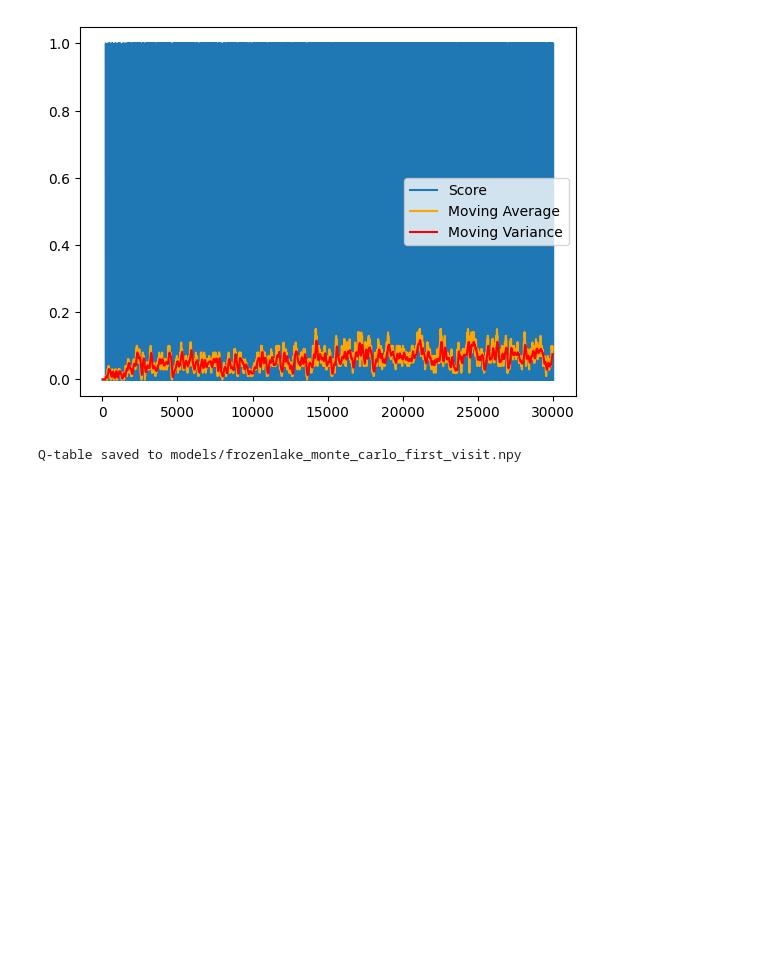
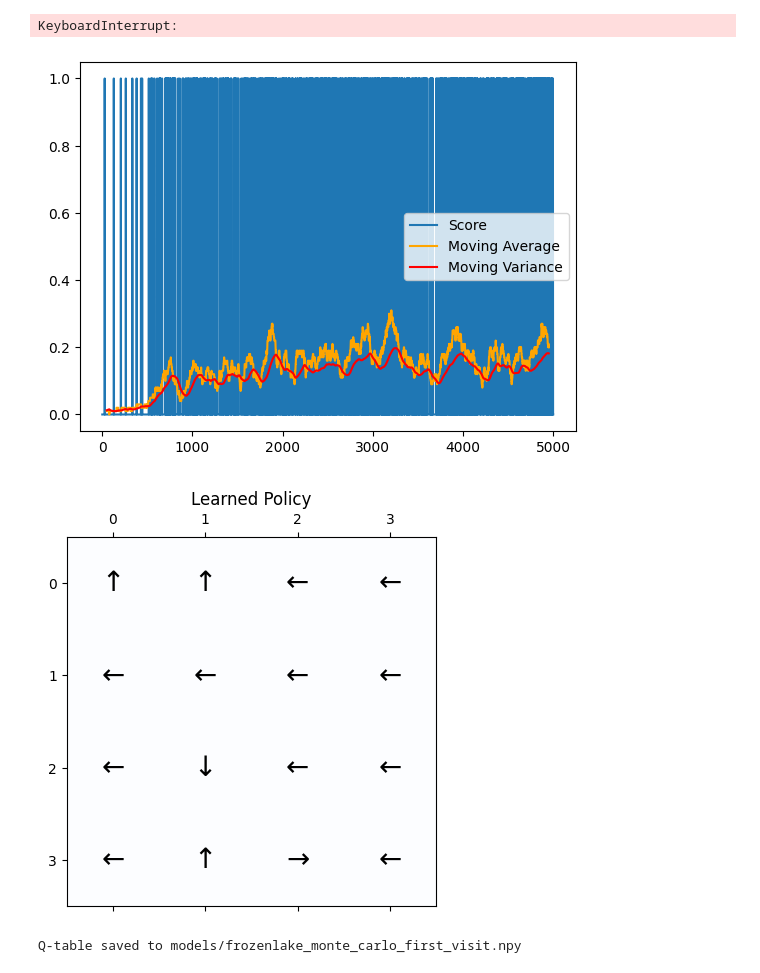
Before and after one commit to caterinabruchi9/SEAI_Project, a Jupyter notebook: Buoni/Tabular/MCTabular.ipynb, the cells around one changed output. Cells and saved outputs as stored; diff of their text form; code cells hidden in the pictures; blank space fills up the shorter version.

```diff
--- a/Buoni/Tabular/MCTabular.ipynb
+++ b/Buoni/Tabular/MCTabular.ipynb
@@ -114,6 +114,27 @@ class tabular_agent(ABC):
         plt.savefig(self.env_name + filename)
         plt.show()
 
+    def plot_policy(self):
+        policy_arrows = ['←', '↓', '→', '↑']  # left, down, right, up
+        grid_size = int(np.sqrt(self.state_size))
+
+        policy_grid = np.full((grid_size, grid_size), ' ', dtype='<U1')
+
+        for state in range(self.state_size):
+            action = np.argmax(self.table[state])
+            row, col = divmod(state, grid_size)
+            policy_grid[row, col] = policy_arrows[action]
+
+        fig, ax = plt.subplots()
+        ax.matshow(np.zeros((grid_size, grid_size)), cmap='Blues', alpha=0.3)  # Empty grid for overlay
+
+        for i in range(grid_size):
+            for j in range(grid_size):
+                ax.text(j, i, policy_grid[i, j], va='center', ha='center', fontsize=20)
+
+        plt.title("Learned Policy")
+        plt.savefig(self.env_name + "_policy.png")
+        plt.show()
 
     def save_model(self, path):
         os.makedirs(os.path.dirname(path), exist_ok=True)
@@ -146,8 +167,8 @@ if __name__ == '__main__':
     env = 'FrozenLake-v1'  # Environment set for FrozenLake
     epsilon_start = 1.0
     epsilon_decay = 0.995  # Slower decay for more episodes
-    epsilon_min = 0.01
-    episodes = 30000  # Adjust as needed
+    epsilon_min = 0.4
+    episodes = 100000  # Adjust as needed
     gamma = 0.99
 
     # Initialize the Monte Carlo agent with either 'first' or 'every' visit type
@@ -156,23 +177,36 @@ if __name__ == '__main__':
 
     agent.learn()
     agent.plot_learning(100, filename=f"_MonteCarlo_{visit_type}_visit")
+    agent.plot_policy()  # Plot the final policy as a grid
 
     # Save the trained model
     agent.save_model(f"models/frozenlake_monte_carlo_{visit_type}_visit.npy")
 
     agent.simulate()
-
-
-    visit_type = 'every'  # Change to 'every' for Every-Visit Monte Carlo
-    agent = tabular_agent(env, epsilon_start, epsilon_decay, epsilon_min, episodes, gamma, visit_type)
-
-    agent.learn()
-    agent.plot_learning(100, filename=f"_MonteCarlo_{visit_type}_visit")
-
-    # Save the trained model
-    agent.save_model(f"models/frozenlake_monte_carlo_{visit_type}_visit.npy")
-
-    agent.simulate()
 # %% [output]
-[figure, removed]
-Q-table saved to models/frozenlake_monte_carlo_first_visit.npy
+KeyboardInterrupt:
+# %%
+if __name__ == '__main__':
+    env = 'FrozenLake-v1'  # Environment set for FrozenLake
+    epsilon_start = 1.0
+    epsilon_decay = 0.995  # Slower decay for more episodes
+    epsilon_min = 0.01
+    episodes = 5000  # Adjust as needed
+    gamma = 0.99
+
+    # Initialize the Monte Carlo agent with either 'first' or 'every' visit type
+    visit_type = 'first'  # Change to 'every' for Every-Visit Monte Carlo
+    agent = tabular_agent(env, epsilon_start, epsilon_decay, epsilon_min, episodes, gamma, visit_type)
+
+    agent.learn()
+    agent.plot_learning(100, filename=f"_MonteCarlo_{visit_type}_visit")
+    agent.plot_policy()  # Plot the final policy as a grid
+
+    # Save the trained model
+    agent.save_model(f"models/frozenlake_monte_carlo_{visit_type}_visit.npy")
+
+    agent.simulate()
+# %% [output]
+[figure, added]
+[figure, added]
+Q-table saved to models/frozenlake_monte_carlo_first_visit.npy
```
Also changed, not shown: parts of 1 cell of this notebook, 1 other file.
